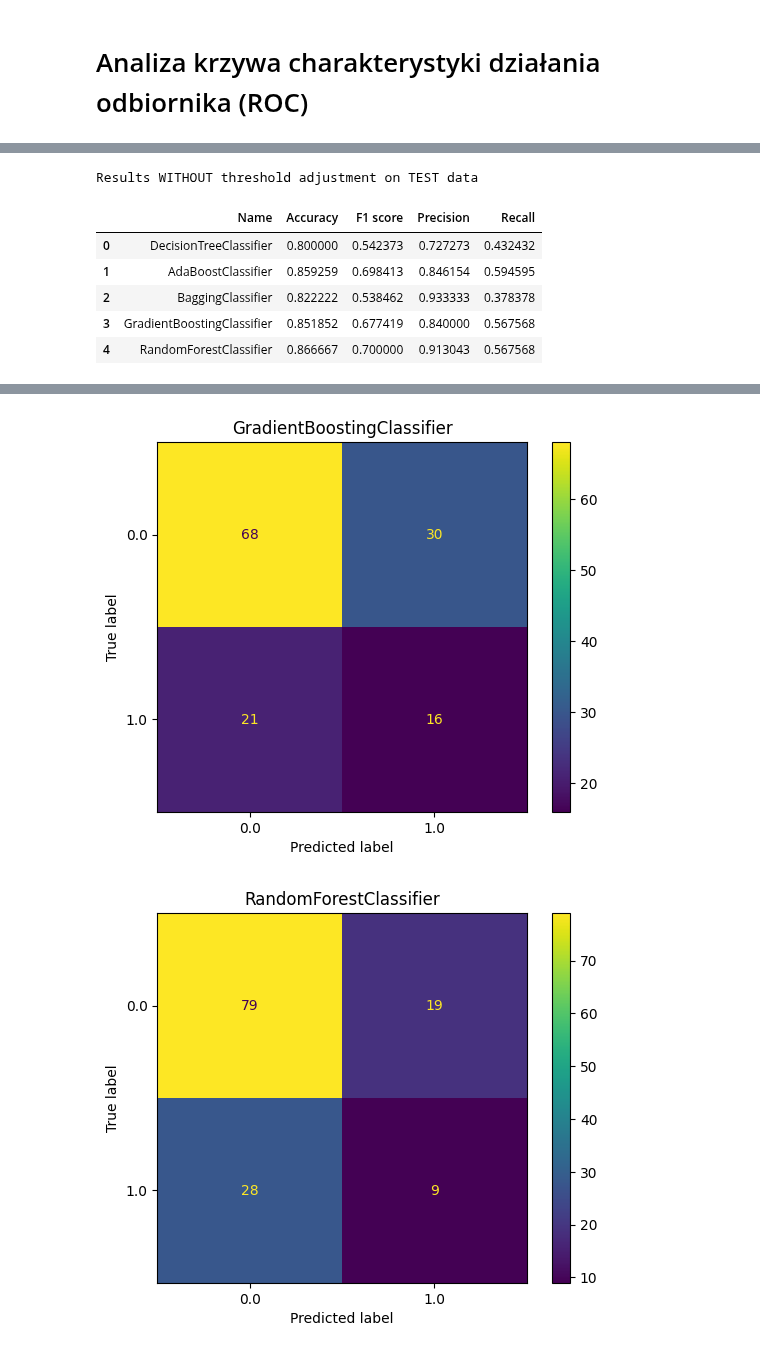
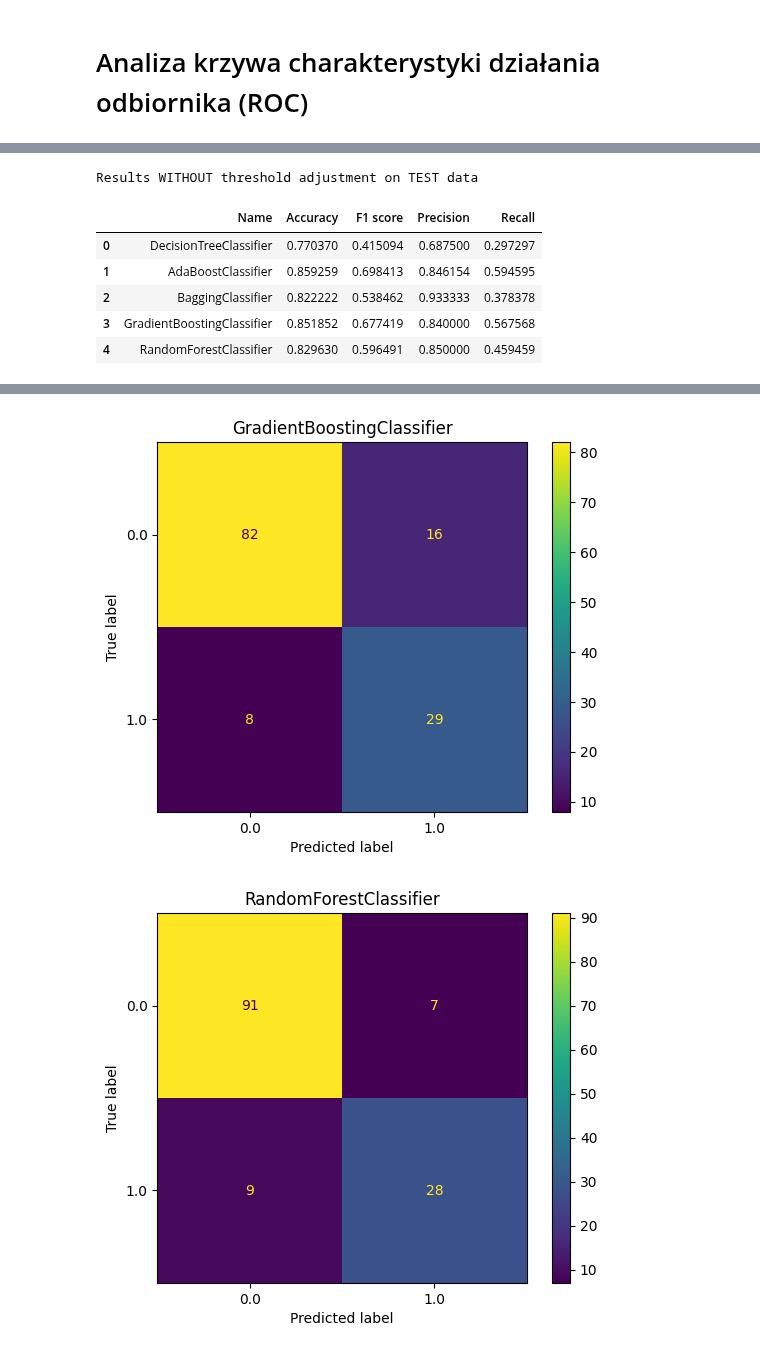
Before and after one commit to marek-lechowicz/radiomika_pd, a Jupyter notebook: tree_classifier.ipynb, the cells around one changed output, grey strips where cells are left out. Saved outputs shown, nothing was run; the diff lists cells and outputs as text; code cells hidden in the pictures.

```diff
--- a/tree_classifier.ipynb
+++ b/tree_classifier.ipynb
@@ -38,11 +38,11 @@ array([[0.66872238, 0.32067174, 0.33801178, ..., 0.        , 0.        ,
 X_train, X_test, y_train, y_test = train_test_split(X, y, test_size=0.2, random_state=random_state)
 X_val, X_test, y_val, y_test = train_test_split(X_test, y_test, test_size=0.5, random_state=random_state)
 # %%
-tree = DecisionTreeClassifier(random_state=random_state, max_depth=100, min_samples_split=100, criterion='entropy')
+tree = DecisionTreeClassifier(random_state=random_state, min_samples_split=100)
 ada = AdaBoostClassifier(random_state=random_state)
 bagging = BaggingClassifier(random_state=random_state)
 boost = GradientBoostingClassifier(random_state=random_state)
-forest = RandomForestClassifier(random_state=random_state, criterion='entropy')
+forest = RandomForestClassifier(random_state=random_state, min_samples_split=4)
 
 clfs = [tree, ada, bagging, boost, forest]
 for clf in clfs:
@@ -198,9 +200,11 @@ Results after threshold adjustment on VALIDATION
 # %%
 results = {'Name': [], 'Accuracy': [], 'F1 score': [], 'Precision': [], 'Recall': [], 'Best Th.': []}
+ys_pred_test_proba = {}
 
 for clf, name in zip(clfs, clfs_names):
     best_th = best_thresholds[name]
     y_pred_proba = clf.predict_proba(X_test)[:, 1]
+    ys_pred_test_proba[name] = y_pred_proba
     y_pred = y_pred_proba > best_th
     results['Name'].append(name)
     results['Accuracy'].append(accuracy_score(y_test, y_pred))
@@ -242,15 +246,17 @@ results_df.head(len(clfs_names))
 # %% [output]
 Results WITHOUT threshold adjustment on TEST data
 |  | Name | Accuracy | F1 score | Precision | Recall |
-| 0 | DecisionTreeClassifier | 0.800000 | 0.542373 | 0.727273 | 0.432432 |
+| 0 | DecisionTreeClassifier | 0.770370 | 0.415094 | 0.687500 | 0.297297 |
 | 1 | AdaBoostClassifier | 0.859259 | 0.698413 | 0.846154 | 0.594595 |
 | 2 | BaggingClassifier | 0.822222 | 0.538462 | 0.933333 | 0.378378 |
 | 3 | GradientBoostingClassifier | 0.851852 | 0.677419 | 0.840000 | 0.567568 |
-| 4 | RandomForestClassifier | 0.866667 | 0.700000 | 0.913043 | 0.567568 |
+| 4 | RandomForestClassifier | 0.829630 | 0.596491 | 0.850000 | 0.459459 |
 # %%
 for clf, name in zip(clfs, clfs_names):
     best_th = best_thresholds[name]
-    y_pred = ys_pred_proba[name] > best_th
+    y_pred_proba = clf.predict_proba(X_test)[:, 1]
+    ys_pred_test_proba[name] = y_pred_proba
+    y_pred = y_pred_proba > best_th
     cm = confusion_matrix(y_test, y_pred)
     disp = ConfusionMatrixDisplay(confusion_matrix=cm, display_labels=clf.classes_)
     disp.plot()
@@ -263,2 +269,2 @@ for clf, name in zip(clfs, clfs_names):
-[figure, old version]
+[figure, new version]
-[figure, old version]
+[figure, new version]
```
Also changed, not shown: parts of 7 cells of this notebook, 1 other file.
